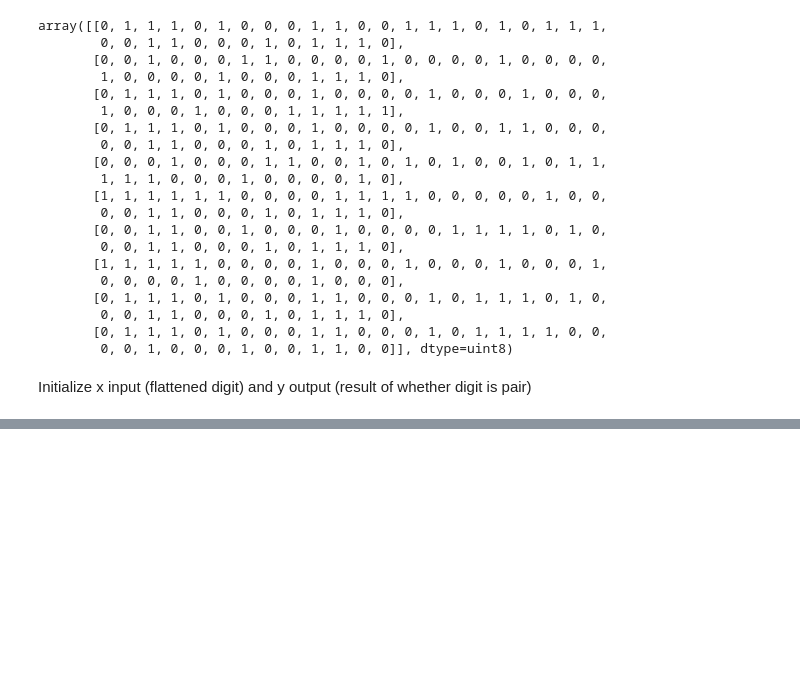
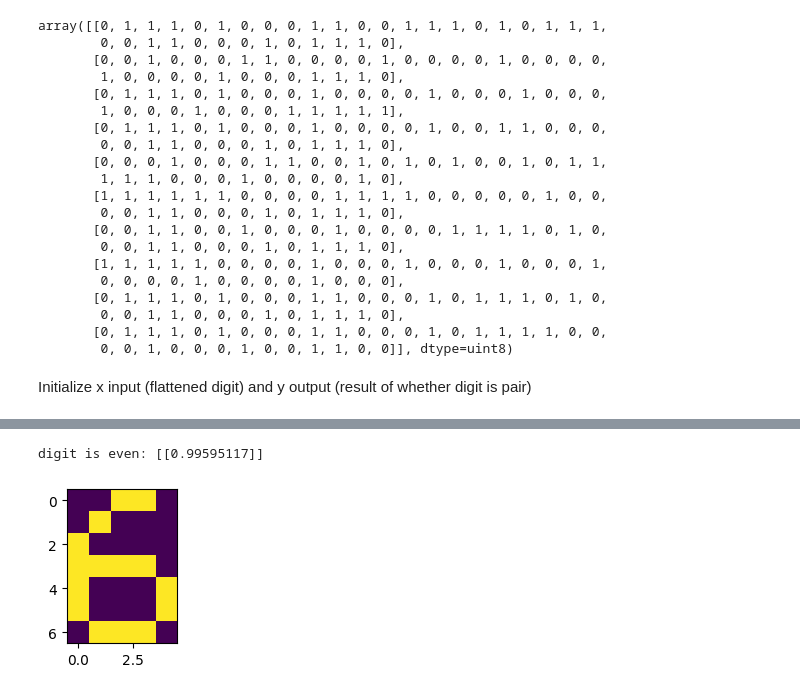
Before and after one commit to tristanff/SIA-TP3, a Jupyter notebook: Exercise3/Multilayer.ipynb, the cells around one changed output, grey strips where cells are left out. Cells and saved outputs as stored; diff of their text form; code cells hidden in the pictures; blank space fills up the shorter version.

```diff
--- a/Exercise3/Multilayer.ipynb
+++ b/Exercise3/Multilayer.ipynb
@@ -194,0 +230,10 @@ ValueError: shapes (10,10) and (1,10) not aligned: 10 (dim 1) != 1 (dim 0)
+# %%
+digit = 6
+
+plt.figure(figsize=(2,2))
+plt.imshow(np.reshape(data_flattened[digit], (7,5)));
+res = nn_B.predict(data_flattened[digit])
+print('digit is even:', res)
+# %% [output]
+digit is even: [[0.99595117]]
+[figure, added]
```
Also changed, not shown: parts of 10 cells of this notebook.
